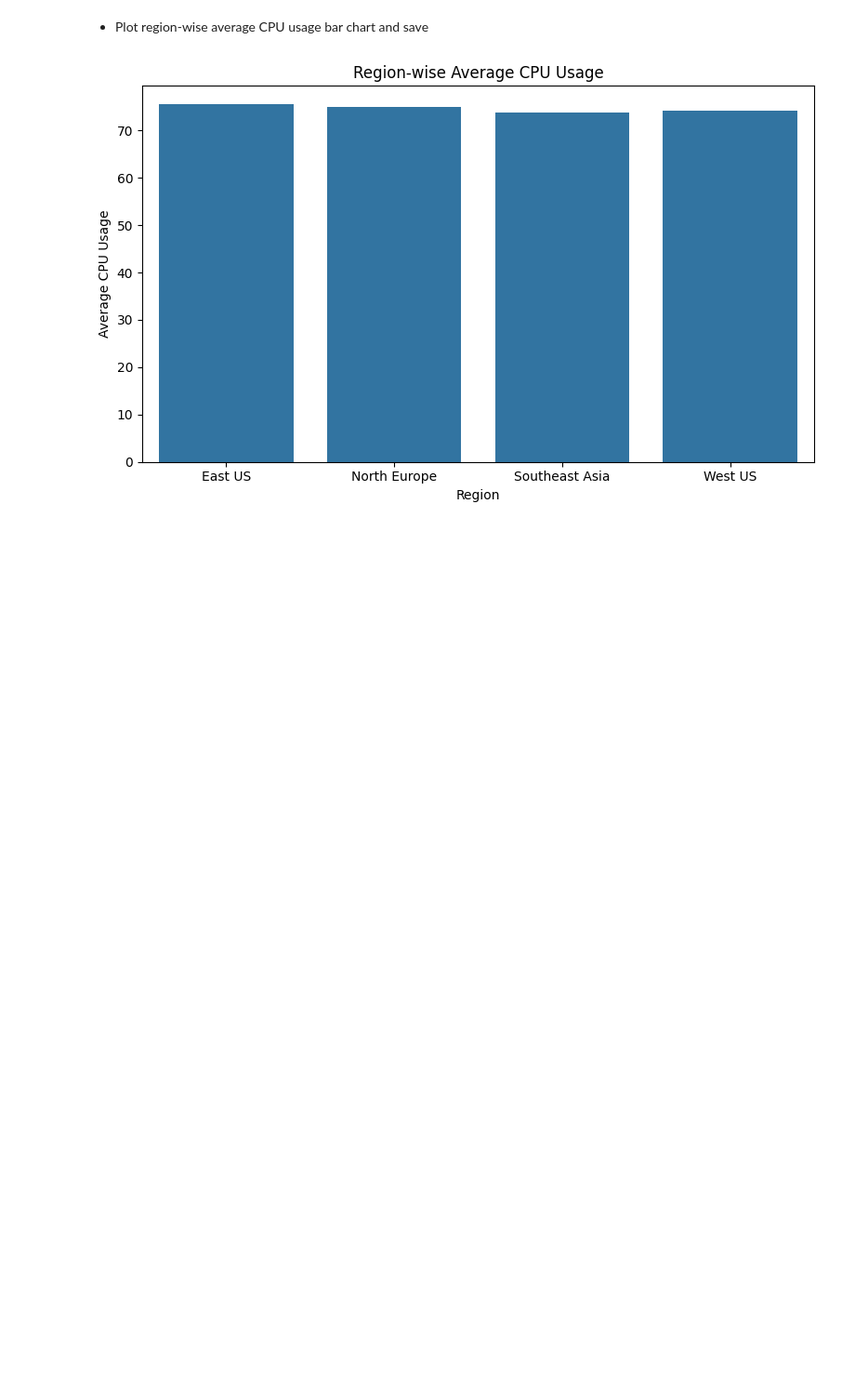
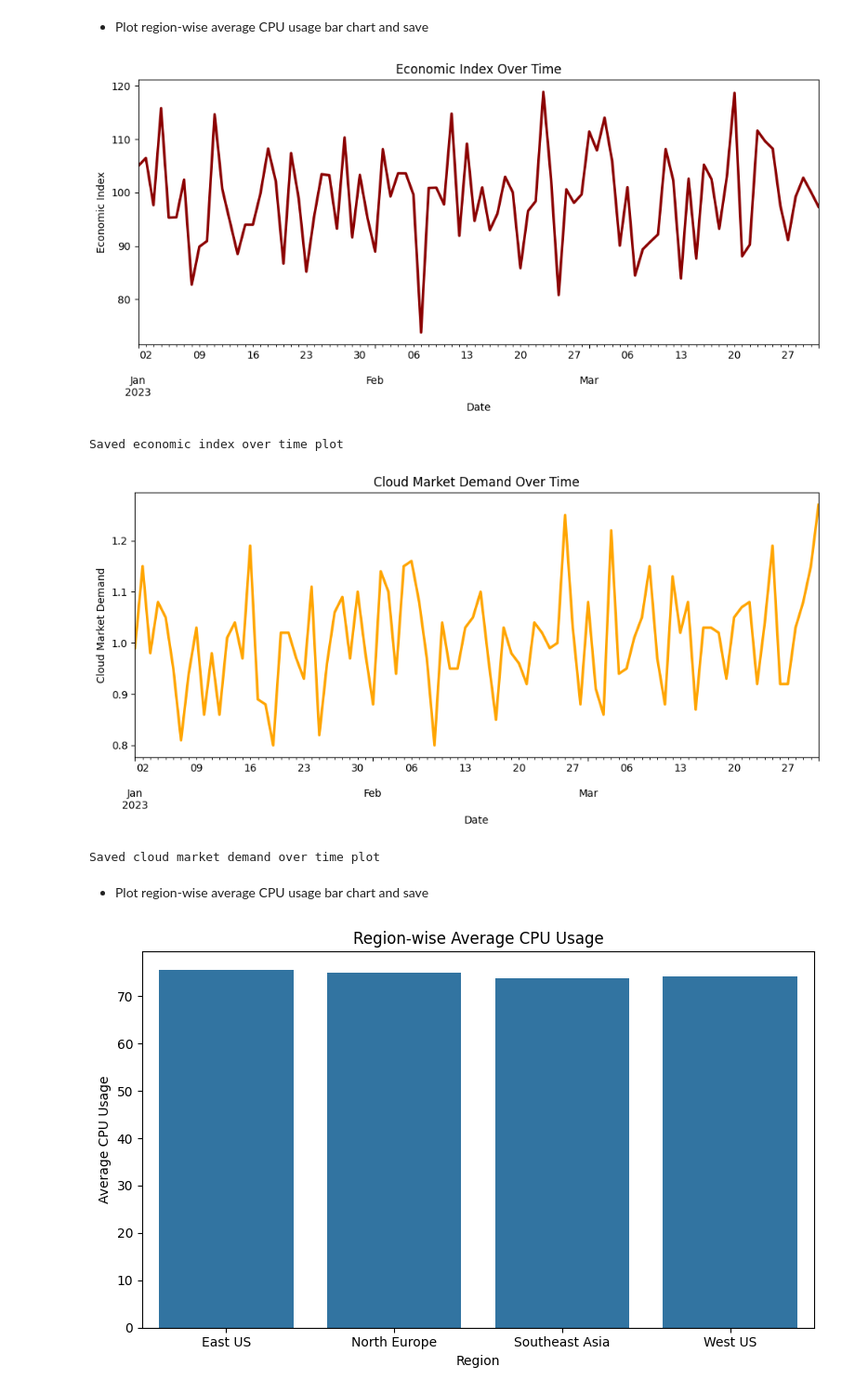
Before and after one commit to mahe115/Integrated_Forecasting_-Predict_Azure_consumer_demand, a Jupyter notebook: notebooks/02_data_cleaning_merging.ipynb, the cells around one changed output. Shown at 93% size. Drawn from its saved outputs; the diff is of its cells as text; code cells hidden in the pictures; blank space fills up the shorter version.

```diff
--- a/notebooks/02_data_cleaning_merging.ipynb
+++ b/notebooks/02_data_cleaning_merging.ipynb
@@ -89,5 +164,48 @@ Saved total CPU usage over time plot
 # %% [markdown]
 - Plot region-wise average CPU usage bar chart and save
+# %%
+
+# Economic Index Over Time
+plt.figure(figsize=(10, 5))
+ax1 = external_df.groupby('date')['economic_index'].mean().plot(color='darkblue', linewidth=2)
+plt.title("Economic Index Over Time")
+plt.xlabel("Date")
+plt.ylabel("Economic Index")
+
+# Highlight trend line with a thicker, colored plot (e.g., red)
+ax1.lines[0].set_linewidth(2.5)
+ax1.lines[0].set_color('darkred')
+
+plt.tight_layout()
+plt.savefig(f'{figures_dir}/economic_index_over_time.png')
+plt.show()
+plt.close()
+print("Saved economic index over time plot")
+
+
+# Cloud Market Demand Over Time
+plt.figure(figsize=(10, 5))
+ax2 = merged_df.groupby('date')['cloud_market_demand'].mean().plot(color='darkgreen', linewidth=2)
+plt.title("Cloud Market Demand Over Time")
+plt.xlabel("Date")
+plt.ylabel("Cloud Market Demand")
+
+# Highlight trend line with a thicker, distinct colored plot (e.g., orange)
+ax2.lines[0].set_linewidth(2.5)
+ax2.lines[0].set_color('orange')
+
+plt.tight_layout()
+plt.savefig(f'{figures_dir}/cloud_market_demand_over_time.png')
+plt.show()
+plt.close()
+print("Saved cloud market demand over time plot")
+# %% [output]
+[figure, added]
+Saved economic index over time plot
+[figure, added]
+Saved cloud market demand over time plot
+# %% [markdown]
+- Plot region-wise average CPU usage bar chart and save
 # %%
 plt.figure(figsize=(8,5))
 region_avg = azure_df.groupby('region')['usage_cpu'].mean().reset_index()
```
Also changed, not shown: parts of 2 cells of this notebook, 1 other file.
